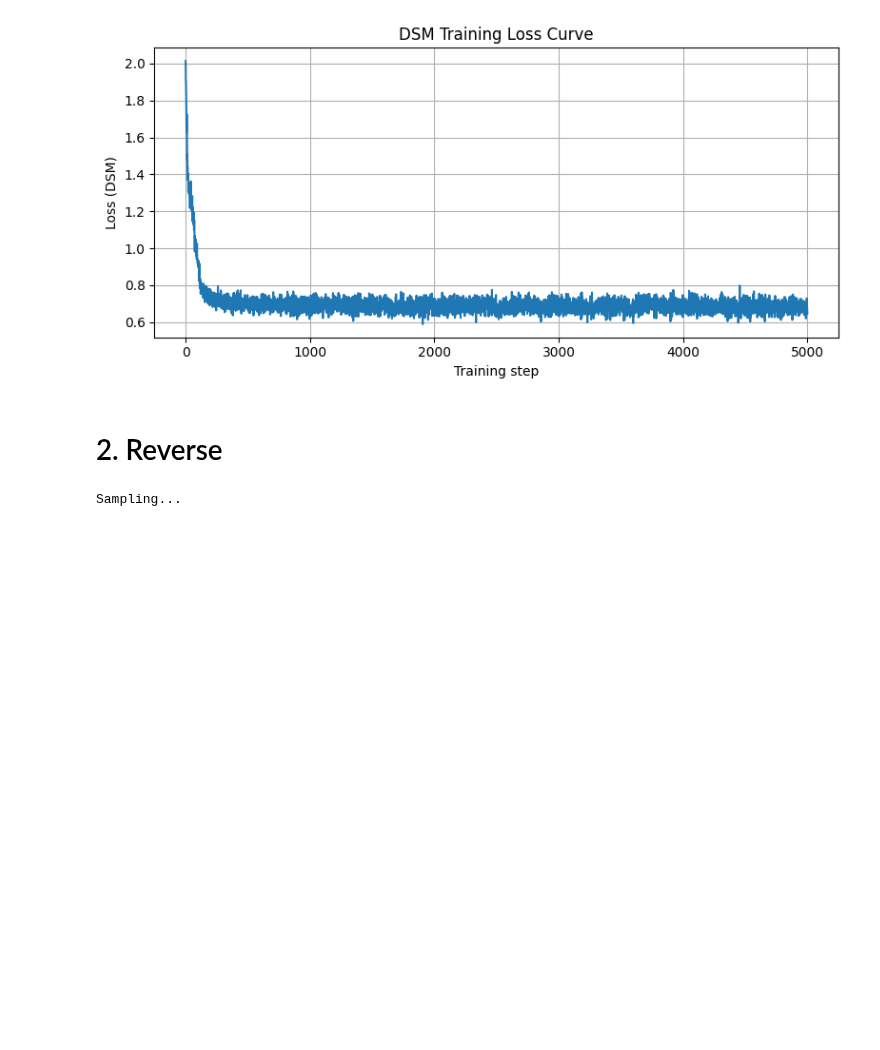
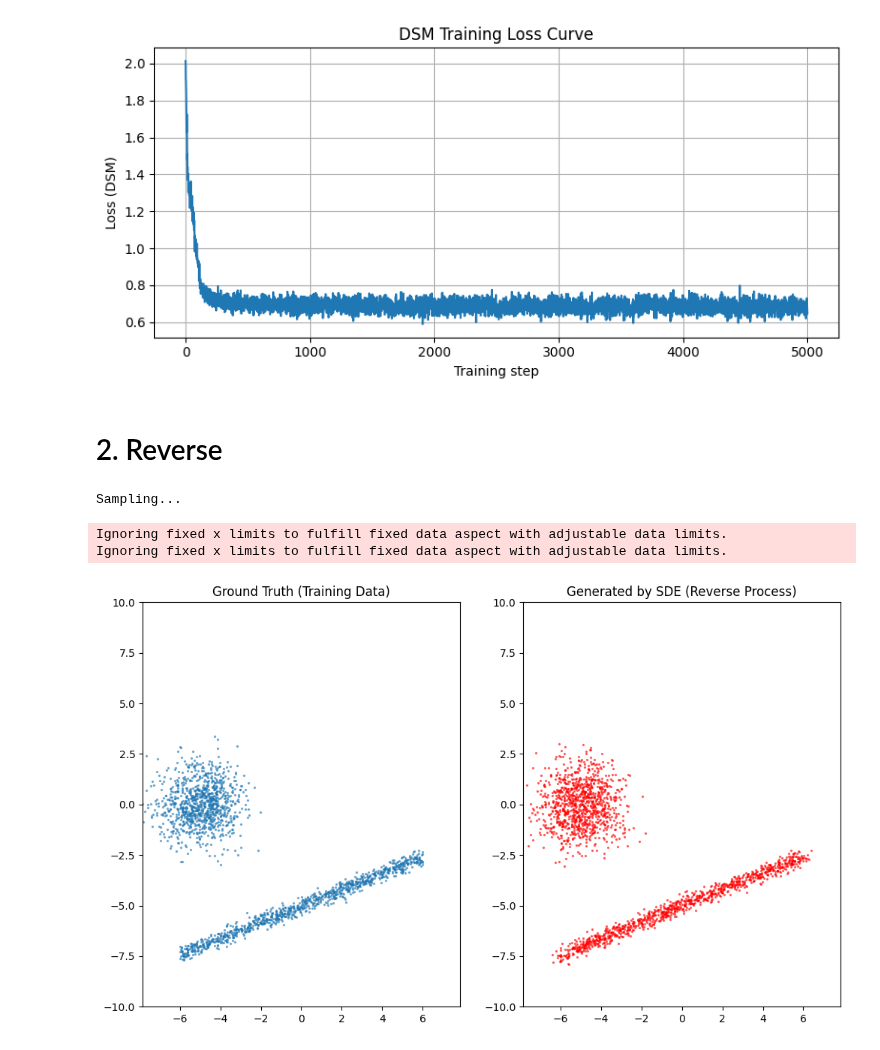
Before and after one commit to XuanWeiWang-999/2025Autumn_ML-project-DiffusionModel_02, a Jupyter notebook: 20260202_code/OU_train_1D-normal.ipynb, the cells around one changed output. Saved outputs shown, nothing was run; the diff lists cells and outputs as text; code cells hidden in the pictures; blank space fills up the shorter version.

```diff
--- a/20260202_code/OU_train_1D-normal.ipynb
+++ b/20260202_code/OU_train_1D-normal.ipynb
@@ -201,33 +200,36 @@ def p_sample_loop(model, shape, n_steps=1000):
         diffusion = torch.sqrt(beta_t) * torch.sqrt(dt) * torch.randn_like(x)
         x = x + drift + diffusion
 
     return x.cpu().numpy()
 
 # --- 執行採樣並畫圖 ---
 print("Sampling...")
 model.eval() # 切換到評估模式
 
 # 生成 2000 個點
 samples = p_sample_loop(model, shape=(2000, 2), n_steps=1000)
 
 # 畫圖比較
-plt.figure(figsize=(12, 5))
+plt.figure(figsize=(12, 7))
 
 # 左邊：真實數據
 plt.subplot(1, 2, 1)
 real_data = sample_p0_mix(1000, 1000)
 plt.scatter(real_data[:,0], real_data[:,1], s=2, alpha=0.5, label='Real Data')
 plt.title("Ground Truth (Training Data)")
 plt.axis('equal')
-plt.xlim(-8, 8); plt.ylim(-8, 8)
+plt.xlim(-8, 8); plt.ylim(-10, 10)
 
 # 右邊：生成數據
 plt.subplot(1, 2, 2)
 plt.scatter(samples[:,0], samples[:,1], s=2, alpha=0.5, c='red', label='Generated')
 plt.title("Generated by SDE (Reverse Process)")
 plt.axis('equal')
-plt.xlim(-8, 8); plt.ylim(-8, 8)
+plt.xlim(-8, 8); plt.ylim(-10, 10)
 
 plt.show()
 # %% [output]
 Sampling...
+Ignoring fixed x limits to fulfill fixed data aspect with adjustable data limits.
+Ignoring fixed x limits to fulfill fixed data aspect with adjustable data limits.
+[figure, added]
```
Also changed, not shown: parts of 2 cells of this notebook, 1 other file.
